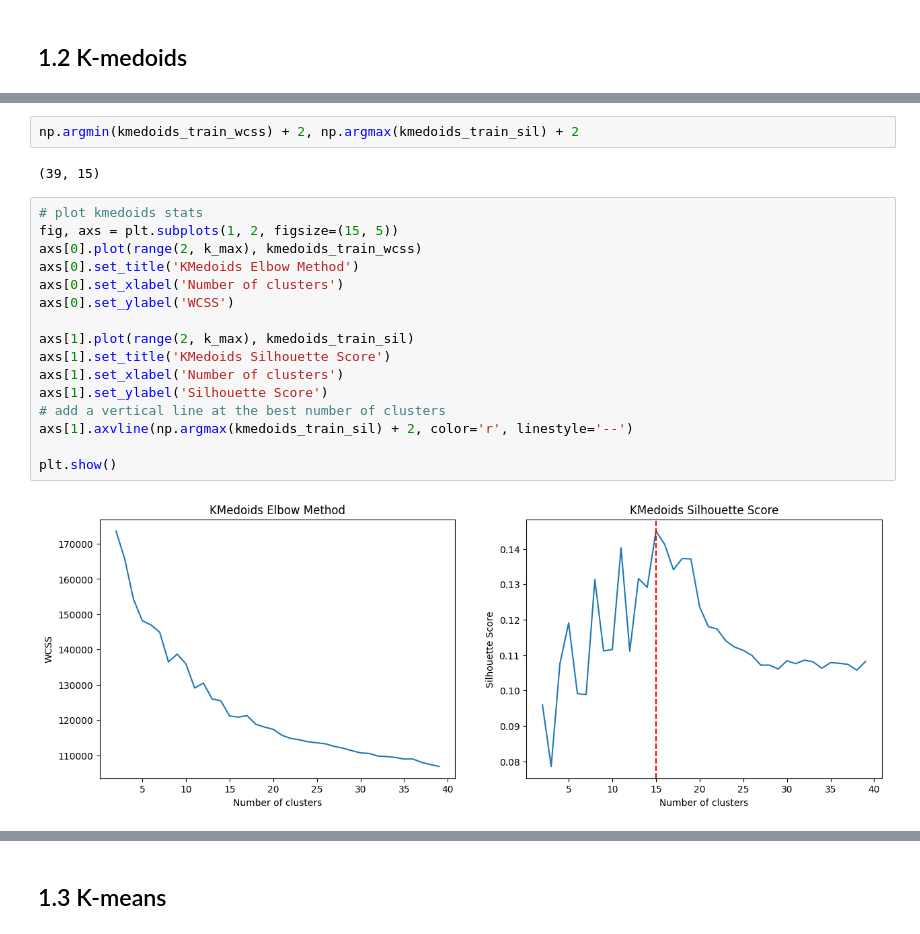
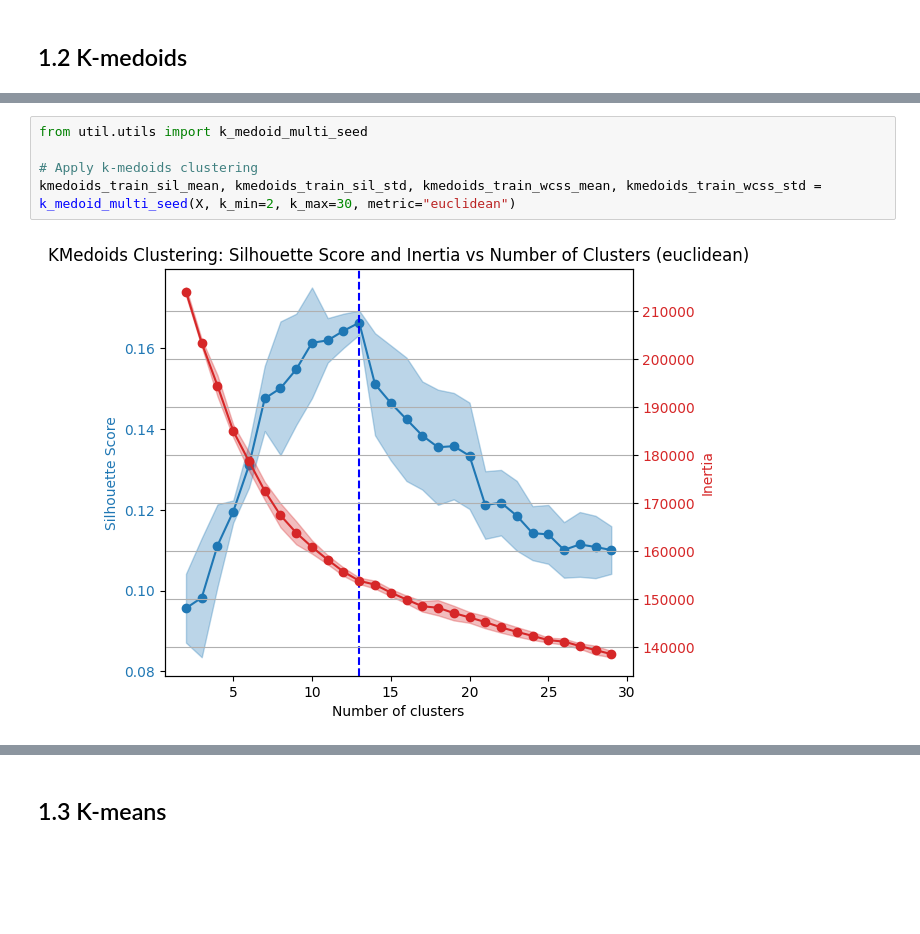
Before and after one commit to RomainFrog/CS7641-A3, a Jupyter notebook: digits_clustering.ipynb, the cells around one changed output, grey strips where cells are left out. Saved outputs shown, nothing was run; the diff lists cells and outputs as text; blank space fills up the shorter version.

```diff
--- a/digits_clustering.ipynb
+++ b/digits_clustering.ipynb
@@ -149,22 +67,7 @@ for i in tqdm(range(2, k_max)):
-# %%
-np.argmin(kmedoids_train_wcss) + 2, np.argmax(kmedoids_train_sil) + 2
-# %% [output]
-(39, 15)
-# %%
-# plot kmedoids stats
-fig, axs = plt.subplots(1, 2, figsize=(15, 5))
-axs[0].plot(range(2, k_max), kmedoids_train_wcss)
-axs[0].set_title('KMedoids Elbow Method')
-axs[0].set_xlabel('Number of clusters')
-axs[0].set_ylabel('WCSS')
-
-axs[1].plot(range(2, k_max), kmedoids_train_sil)
-axs[1].set_title('KMedoids Silhouette Score')
-axs[1].set_xlabel('Number of clusters')
-axs[1].set_ylabel('Silhouette Score')
-# add a vertical line at the best number of clusters
-axs[1].axvline(np.argmax(kmedoids_train_sil) + 2, color='r', linestyle='--')
-
-plt.show()
-# %% [output]
-[figure, removed]
+# %%
+from util.utils import k_medoid_multi_seed
+
+# Apply k-medoids clustering
+kmedoids_train_sil_mean, kmedoids_train_sil_std, kmedoids_train_wcss_mean, kmedoids_train_wcss_std = k_medoid_multi_seed(X, k_min=2, k_max=30, metric="euclidean")
+# %% [output]
+[figure, added]
```
Also changed, not shown: parts of 23 cells of this notebook, 12 other files.
